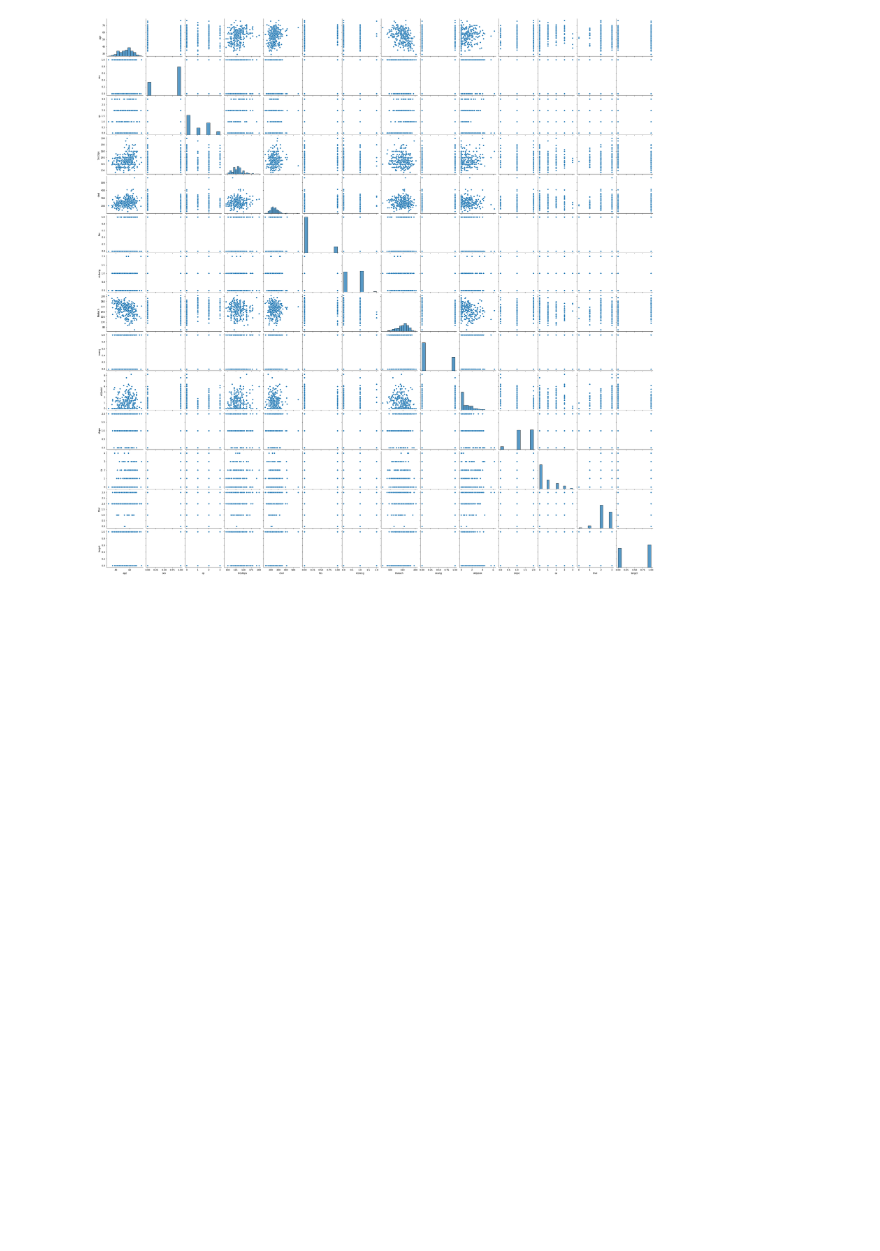
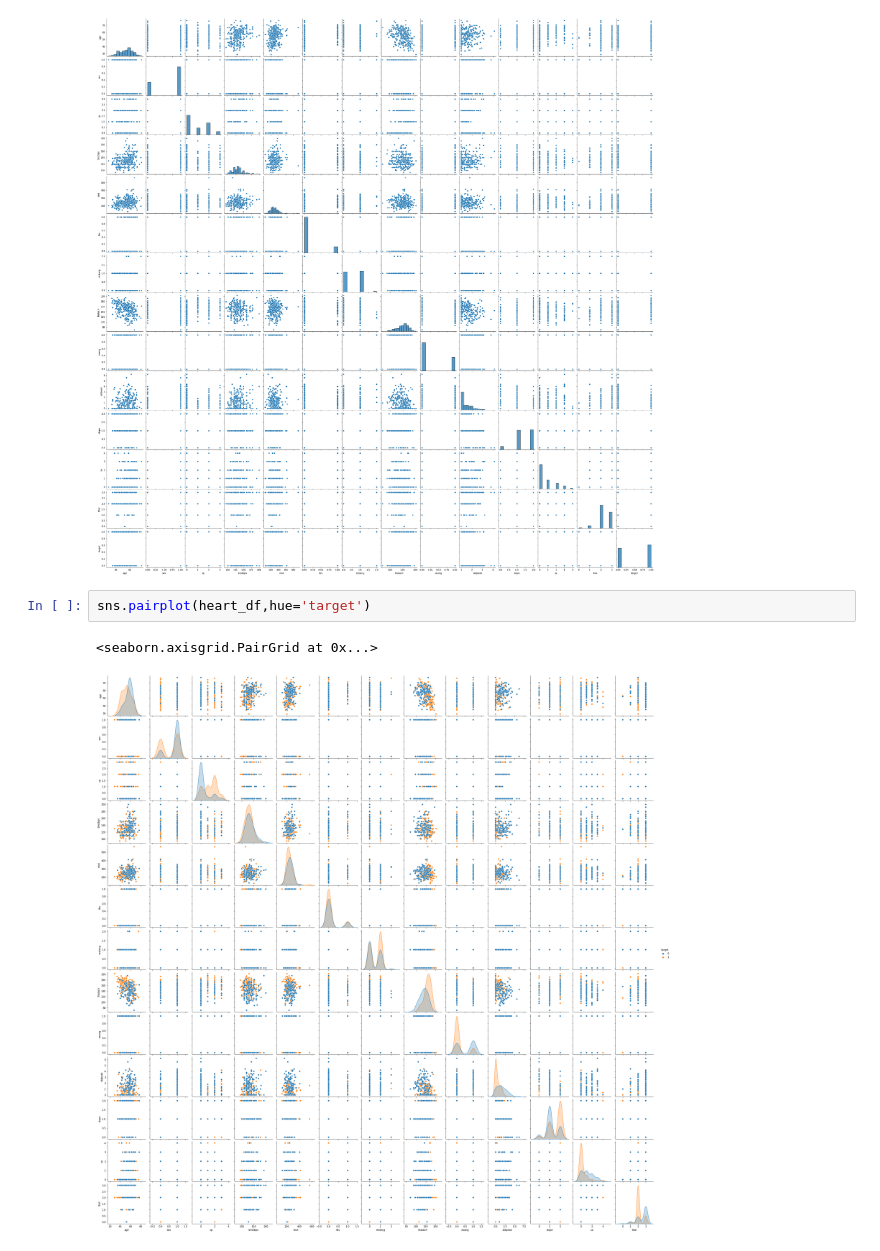
Before and after one commit to anshi20/Heart-Disease-Prediction, a Jupyter notebook: HeartDiseasePrediction.ipynb, the cells around one changed output. Saved outputs shown, nothing was run; the diff lists cells and outputs as text; blank space fills up the shorter version.

```diff
--- a/HeartDiseasePrediction.ipynb
+++ b/HeartDiseasePrediction.ipynb
@@ -79,3 +79,8 @@ sns.pairplot(heart_df,hue='target')
 # %% [output]
 <seaborn.axisgrid.PairGrid at 0x...>
 [figure]
+# %%
+sns.pairplot(heart_df,hue='target')
+# %% [output]
+<seaborn.axisgrid.PairGrid at 0x...>
+[figure, added]
```
Also changed, not shown: parts of 2 cells of this notebook.
